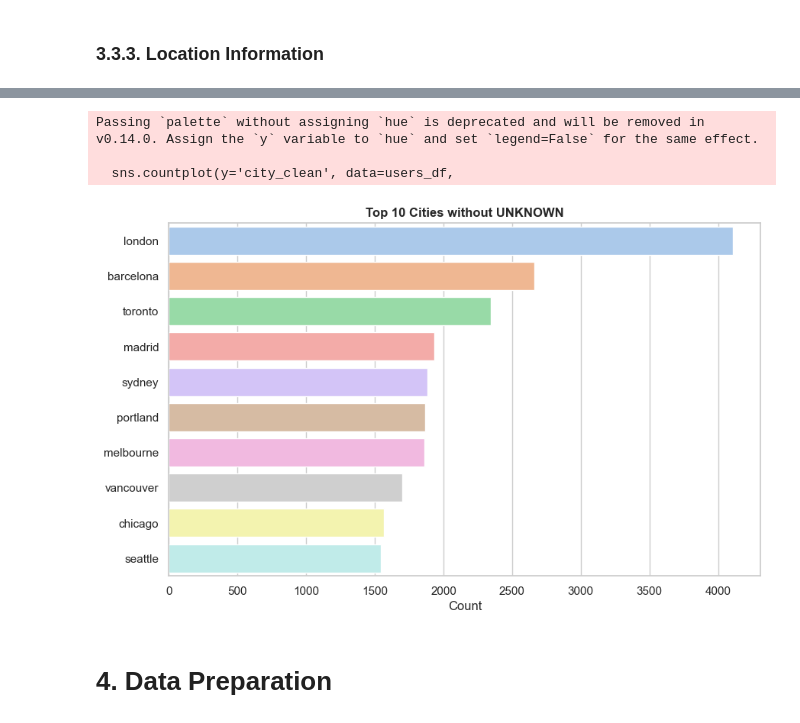
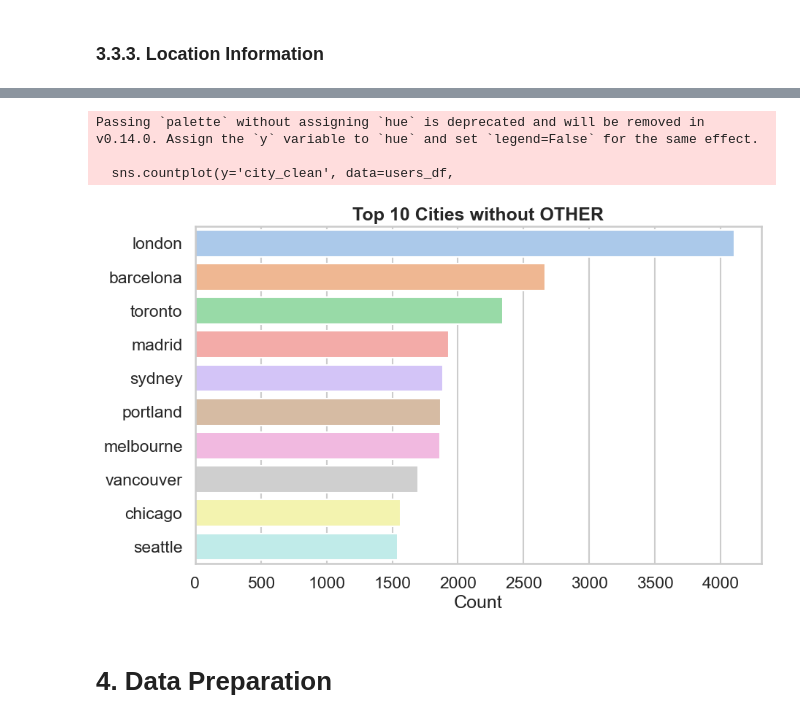
Before and after one commit to saricmilos/what-else-should-I-read, a Jupyter notebook: book_recommendation_system_eda.ipynb, the cells around one changed output, grey strips where cells are left out. Saved outputs shown, nothing was run; the diff lists cells and outputs as text; code cells hidden in the pictures.

```diff
--- a/book_recommendation_system_eda.ipynb
+++ b/book_recommendation_system_eda.ipynb
@@ -1010,17 +1004,17 @@ Passing `palette` without assigning `hue` is deprecated and will be removed in v
 # %%
 plt.figure(figsize=(10,6))
 sns.countplot(y='city_clean', data=users_df,
               order=users_df['city_clean'].value_counts().iloc[1:11].index,
               palette='pastel')
-plt.title('Top 10 Cities without UNKNOWN', fontweight='bold')
+plt.title('Top 10 Cities without OTHER', fontweight='bold')
 plt.xlabel('Count')
 plt.ylabel('')
 plt.show()
 # %% [output]
 Passing `palette` without assigning `hue` is deprecated and will be removed in v0.14.0. Assign the `y` variable to `hue` and set `legend=False` for the same effect.
 
   sns.countplot(y='city_clean', data=users_df,
-[figure, old version]
+[figure, new version]
 # %% [markdown]
 # **4. Data Preparation**
 # %% [markdown]
```
Also changed, not shown: parts of 132 cells of this notebook, 2 other files.
